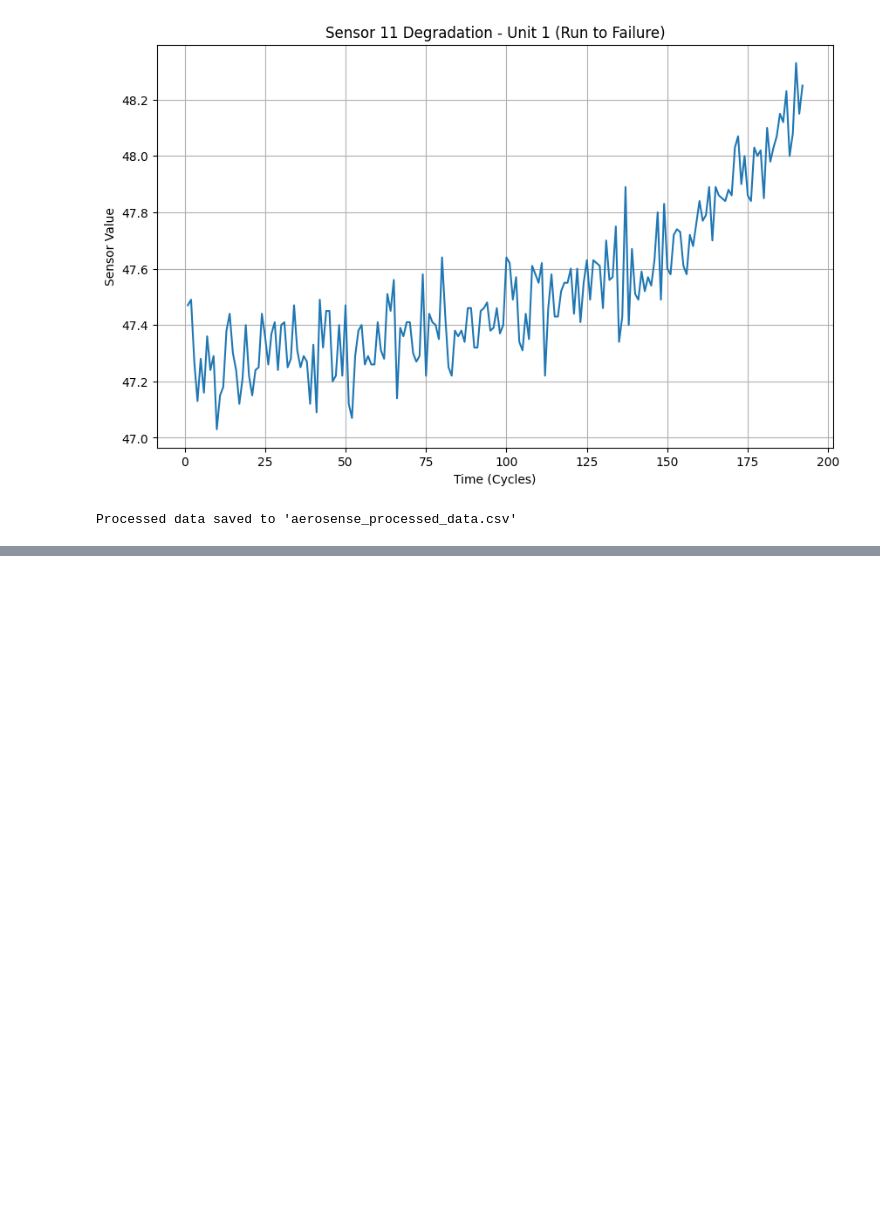
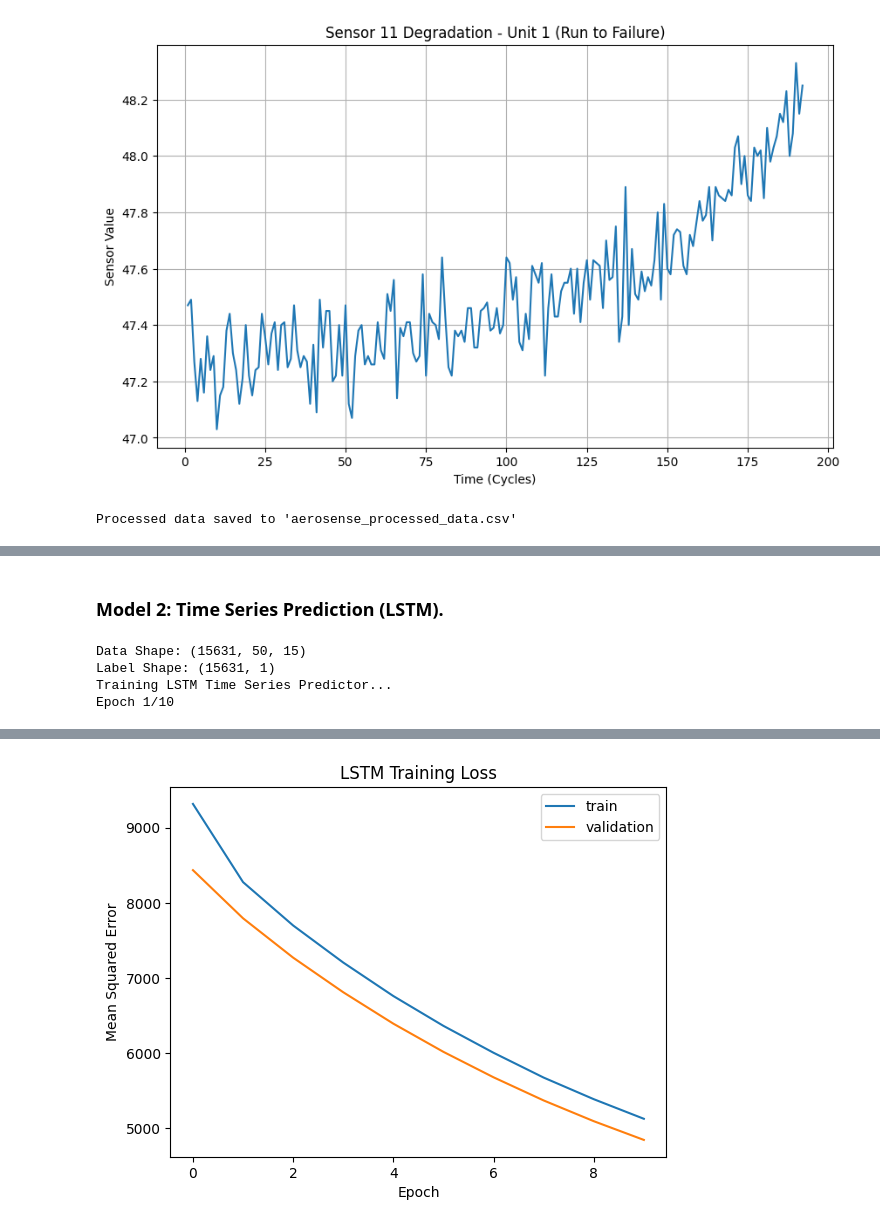
Before and after one commit to Akshdeep792/AeroSense-Predictive-Maintenance., a Jupyter notebook: AeroSense_Predictive_Maintenance.ipynb, the cells around one changed output, grey strips where cells are left out. Saved outputs shown, nothing was run; the diff lists cells and outputs as text; code cells hidden in the pictures; blank space fills up the shorter version.

```diff
--- a/AeroSense_Predictive_Maintenance.ipynb
+++ b/AeroSense_Predictive_Maintenance.ipynb
@@ -70,0 +158,79 @@ Processed data saved to 'aerosense_processed_data.csv'
+# %% [markdown]
+### Model 2: Time Series Prediction (LSTM).
+# %%
+from tensorflow.keras.models import Sequential
+from tensorflow.keras.layers import LSTM, Dense, Dropout
+import matplotlib.pyplot as plt
+
+feature_cols = [c for c in df.columns if c not in drop_cols]
+
+# Sequence Generation (The Critical "Windowing" Step)
+# LSTMs need to look back at history. We will look at the last 50 cycles to predict the RUL.
+sequence_length = 50
+
+def gen_sequence(id_df, seq_length, seq_cols):
+    data_matrix = id_df[seq_cols].values
+    num_elements = data_matrix.shape[0]
+    for start, stop in zip(range(0, num_elements-seq_length), range(seq_length, num_elements)):
+        yield data_matrix[start:stop, :]
+
+# Generate sequences for each engine unit
+# Note: We can only use units that have at least 50 cycles of history
+seq_gen = (list(gen_sequence(df[df['unit_nr']==id], sequence_length, feature_cols))
+           for id in df['unit_nr'].unique())
+seq_array = np.concatenate(list(seq_gen)).astype(np.float32)
+
+# Generating Labels (Target: RUL)
+def gen_labels(id_df, seq_length, label):
+    data_matrix = id_df[label].values
+    num_elements = data_matrix.shape[0]
+    return data_matrix[seq_length:num_elements, :]
+
+label_gen = (gen_labels(df[df['unit_nr']==id], sequence_length, ['RUL'])
+             for id in df['unit_nr'].unique())
+label_array = np.concatenate(list(label_gen)).astype(np.float32)
+
+print(f"Data Shape: {seq_array.shape}") # Should be (Samples, 50, Features)
+print(f"Label Shape: {label_array.shape}")
+
+# Building the LSTM Model
+model = Sequential([
+    # Input shape is (50 time steps, number of features)
+    LSTM(100, input_shape=(seq_array.shape[1], seq_array.shape[2]), return_sequences=True),
+    Dropout(0.2),
+    LSTM(50, return_sequences=False),
+    Dropout(0.2),
+    Dense(1, activation='linear') # Linear activation for Regression (Predicting a number)
+])
+
+model.compile(loss='mean_squared_error', optimizer='adam')
+
+# Training the Model
+print("Training LSTM Time Series Predictor...")
+history = model.fit(seq_array, label_array, epochs=10, batch_size=200, validation_split=0.05, verbose=1)
+
+# Visualizing Training History (Good for your Report)
+plt.plot(history.history['loss'], label='train')
+plt.plot(history.history['val_loss'], label='validation')
+plt.title('LSTM Training Loss')
+plt.ylabel('Mean Squared Error')
+plt.xlabel('Epoch')
+plt.legend()
+plt.show()
+
+# Saving Model & Results for Tableau
+model.save('aerosense_rul_lstm.h5')
+
+# Making predictions on the training set just to visualize in Tableau
+train_pred = model.predict(seq_array)
+results_df = pd.DataFrame(label_array, columns=['True_RUL'])
+results_df['Predicted_RUL'] = train_pred
+
+# Saving to CSV
+results_df.to_csv('tableau_rul_results.csv', index=False)
+print("Results saved to 'tableau_rul_results.csv'")
+# %% [output]
+Data Shape: (15631, 50, 15)
+Label Shape: (15631, 1)
+Training LSTM Time Series Predictor...
+Epoch 1/10
@@ -70,0 +256 @@ Processed data saved to 'aerosense_processed_data.csv'
+[figure, added]
```
Also changed, not shown: parts of 3 cells of this notebook, 4 other files.
